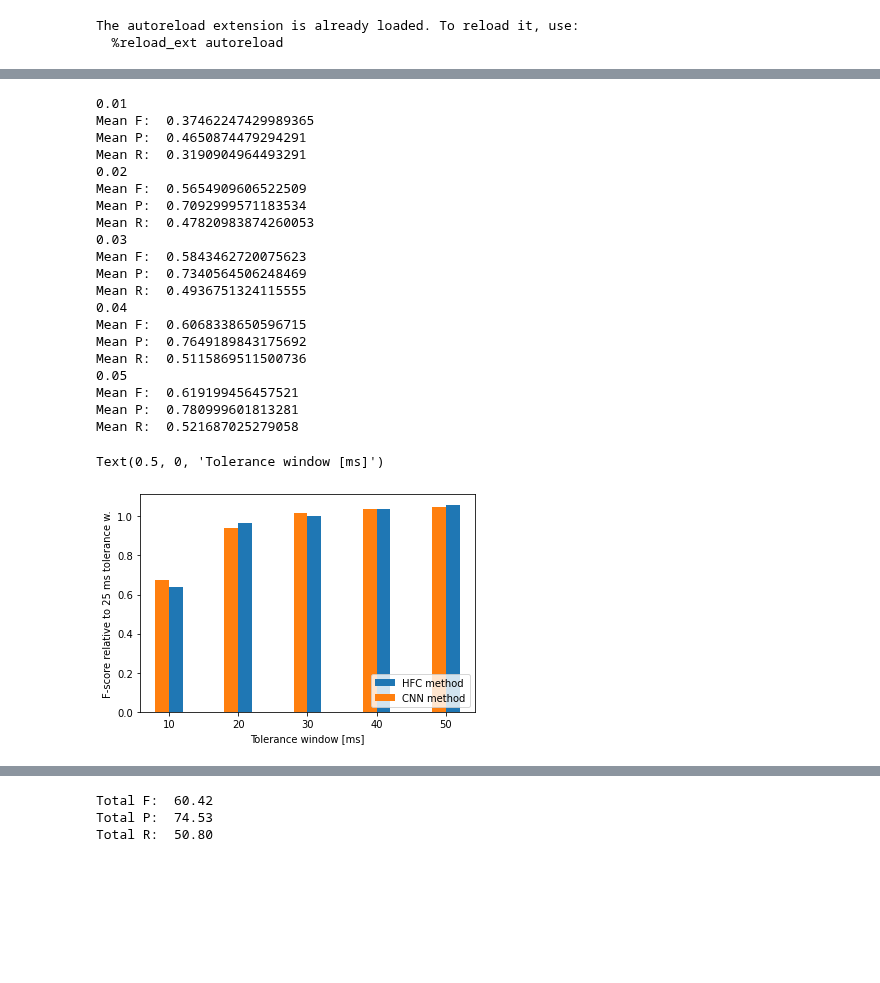
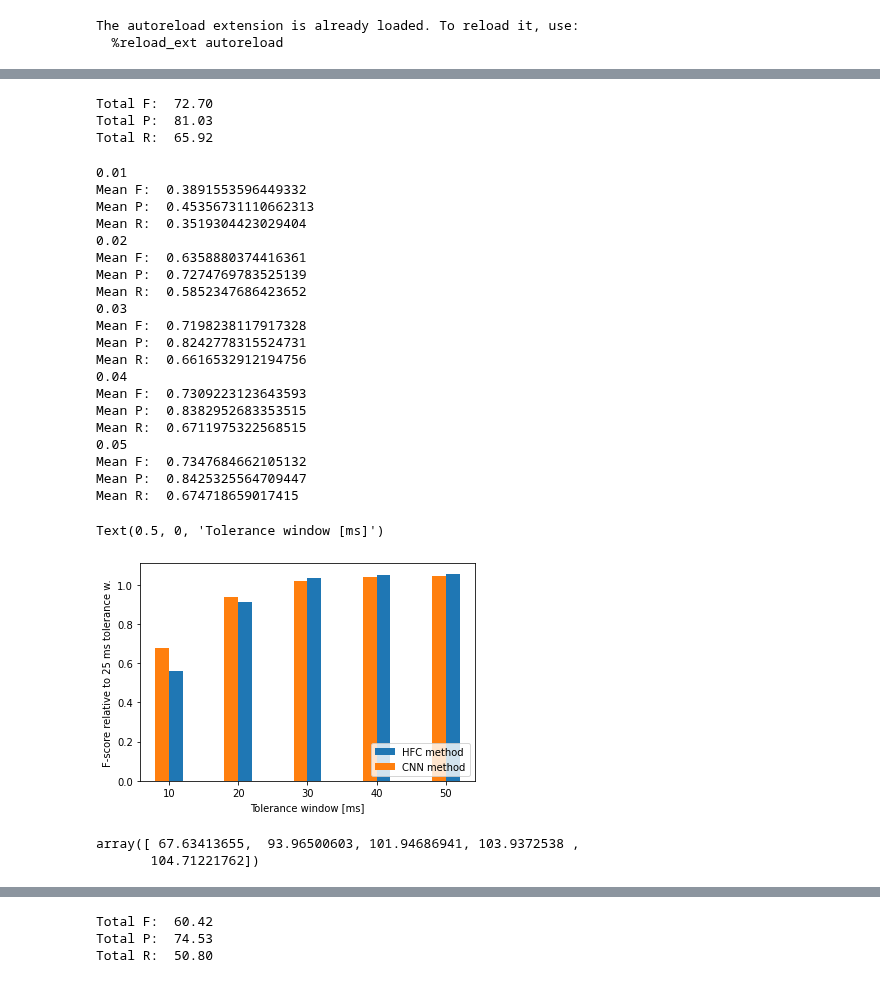
Before and after one commit to SimonFalk/beyondPianoRoll, a Jupyter notebook: hfc-analysis.ipynb, the cells around one changed output, grey strips where cells are left out. Saved outputs shown, nothing was run; the diff lists cells and outputs as text; code cells hidden in the pictures; blank space fills up the shorter version.

```diff
--- a/hfc-analysis.ipynb
+++ b/hfc-analysis.ipynb
@@ -37,3 +71,11 @@ HOP = 441
+# %%
+print("Total F: ", "{:.2f}".format(100*np.sum(CD_list)/(np.sum(CD_list)+.5*(np.sum(FP_list) + np.sum(FN_list)))))
+print("Total P: ", "{:.2f}".format(100*np.sum(CD_list)/(np.sum(CD_list)+np.sum(FP_list))))
+print("Total R: ", "{:.2f}".format(100*np.sum(CD_list)/(np.sum(CD_list)+np.sum(FN_list))))
+# %% [output]
+Total F:  72.70
+Total P:  81.03
+Total R:  65.92
 # %%
 
 fss = []
@@ -47,10 +89,11 @@ for TOL in TOLS:
     for r in np.arange(len(audio_fnames)):
         rec_name = os.path.basename(audio_fnames[r])
         #print(rec_name)
-        spect = proc(audio_fnames[r])
-        hfc = madmom.features.onsets.high_frequency_content(np.abs(spect))
-        onehot, out = aubio_peakpicker_do(hfc, threshold=THRES)
-        peaks = (np.where(onehot==1)[0]-SHIFT)*HOP/sample_rates[r]
+        #spect = proc(audio_fnames[r])
+        #hfc = madmom.features.onsets.high_frequency_content(np.abs(spect))
+        #onehot, out = aubio_peakpicker_do(hfc, threshold=THRES)
+        #peaks = (np.where(onehot==1)[0]-SHIFT)*HOP/sample_rates[r]
+        peaks = np.genfromtxt(fname="datasets/slurtest_add/hfc2_detections/" + rec_name[:-4] + ".csv")
         [CD,FN,FP,doubles,merged] = evaluate(onset_schedules[r], peaks, tol_sec=TOL)
         CD_list.append(CD)
         FN_list.append(FN)
@@ -67,45 +110,50 @@ for TOL in TOLS:
     fss.append(np.mean(fs))
 # %% [output]
 0.01
-Mean F:  0.37462247429989365
-Mean P:  0.4650874479294291
-Mean R:  0.3190904964493291
+Mean F:  0.3891553596449332
+Mean P:  0.45356731110662313
+Mean R:  0.3519304423029404
 0.02
-Mean F:  0.5654909606522509
-Mean P:  0.7092999571183534
-Mean R:  0.47820983874260053
+Mean F:  0.6358880374416361
+Mean P:  0.7274769783525139
+Mean R:  0.5852347686423652
 0.03
-Mean F:  0.5843462720075623
-Mean P:  0.7340564506248469
-Mean R:  0.4936751324115555
+Mean F:  0.7198238117917328
+Mean P:  0.8242778315524731
+Mean R:  0.6616532912194756
 0.04
-Mean F:  0.6068338650596715
-Mean P:  0.7649189843175692
-Mean R:  0.5115869511500736
+Mean F:  0.7309223123643593
+Mean P:  0.8382952683353515
+Mean R:  0.6711975322568515
 0.05
-Mean F:  0.619199456457521
-Mean P:  0.780999601813281
-Mean R:  0.521687025279058
+Mean F:  0.7347684662105132
+Mean P:  0.8425325564709447
+Mean R:  0.674718659017415
 # %%
 np.save(file="results/computed/hfc_time_prec.npy", arr=fss)
 # %%
 time_prec = np.array([np.load(file="results/computed/hfc_time_prec.npy"),np.load(file="results/computed/cnn_time_prec.npy")])
 plt.bar(
     x=np.arange(10,60,10),
-    height=time_prec.transpose()[:,0]/0.5843,
+    height=time_prec.transpose()[:,0]/0.6948,
     align='edge',
     width = 2.0
 )
 plt.bar(
     x=np.arange(10,60,10),
     height=time_prec.transpose()[:,1]/0.8692,
     width=-2.0,
     align='edge'
 )
 plt.legend(["HFC method", "CNN method"], loc="lower right")
 plt.ylabel("F-score relative to 25 ms tolerance w.")
 plt.xlabel("Tolerance window [ms]")
 # %% [output]
 Text(0.5, 0, 'Tolerance window [ms]')
-[figure, old version]
+[figure, new version]
+# %%
+100*time_prec.transpose()[:,1]/0.8692
+# %% [output]
+array([ 67.63413655,  93.96500603, 101.94686941, 103.9372538 ,
+       104.71221762])
 # %%
```
Also changed, not shown: parts of 3 cells of this notebook, 1 other file.
